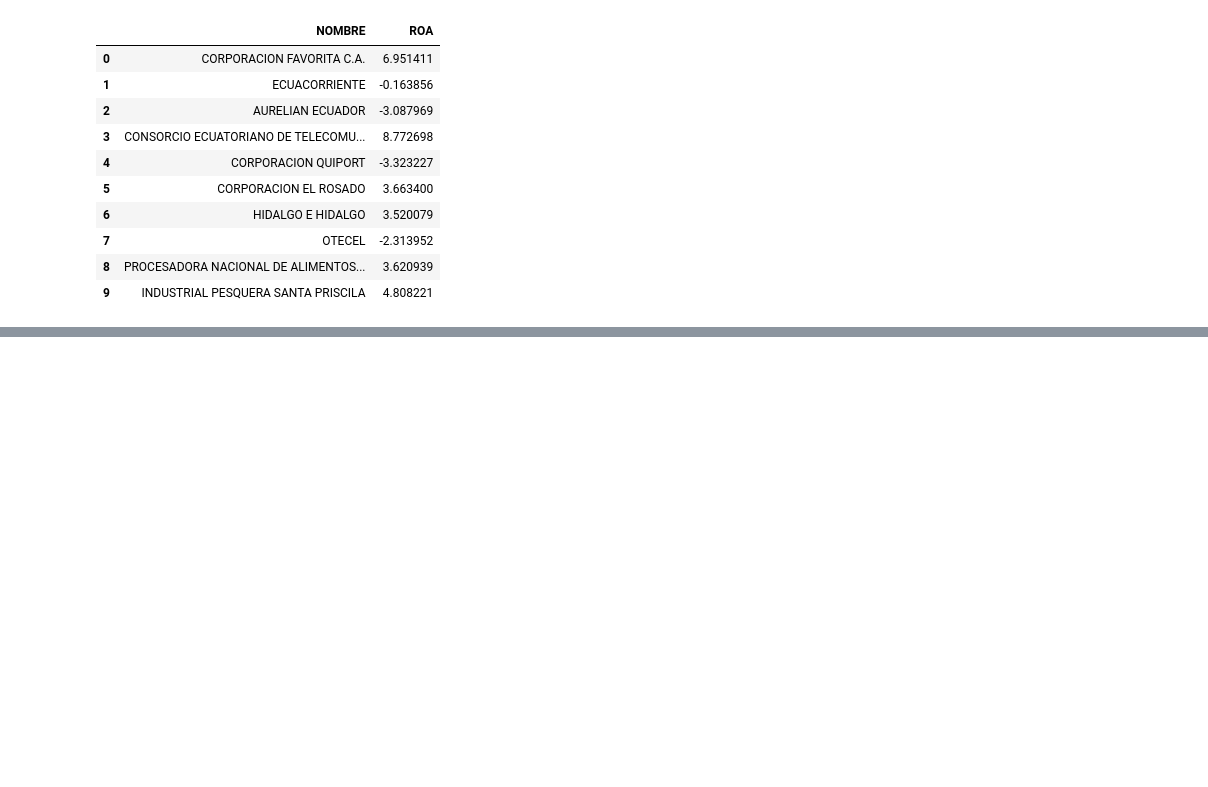
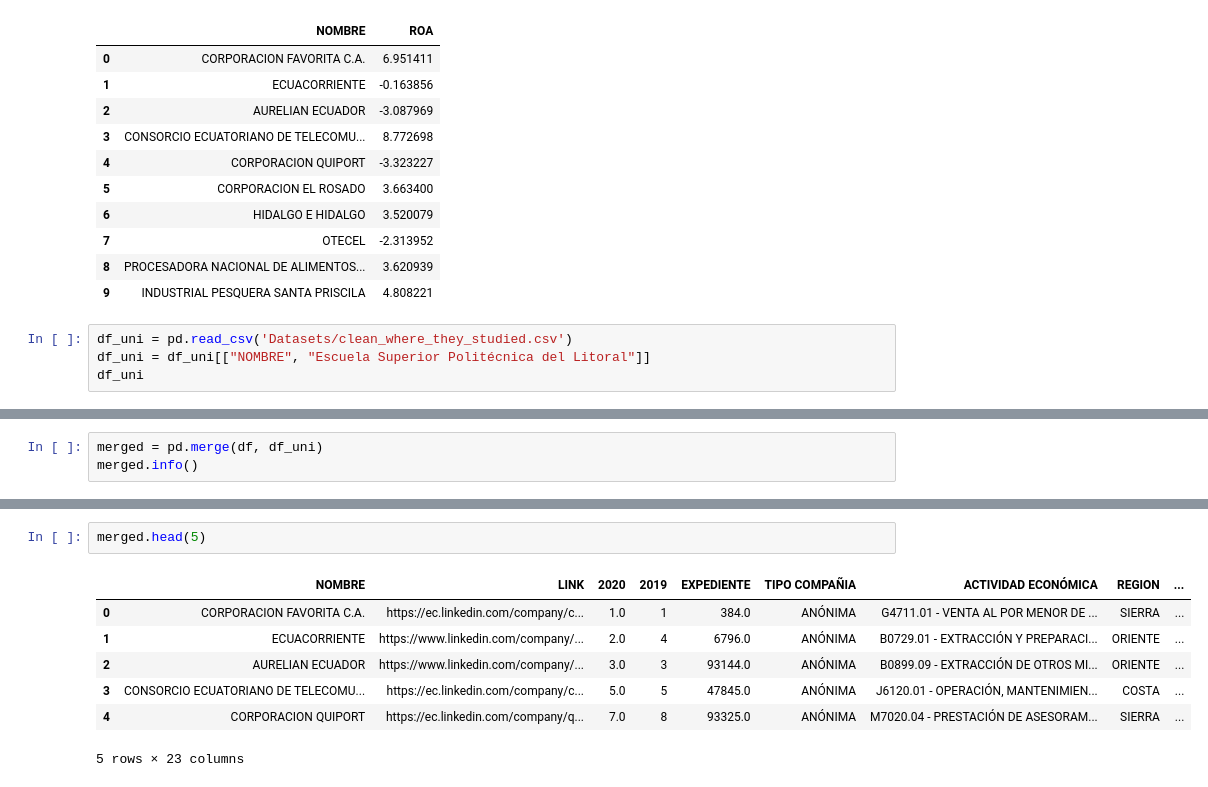
Before and after one commit to JFNebel/ecuadorian-graduates-workforce-mobility, a Jupyter notebook: Avance1/MyQuestion.ipynb, the cells around one changed output, grey strips where cells are left out. Drawn from its saved outputs; the diff is of its cells as text; blank space fills up the shorter version.

```diff
--- a/Avance1/MyQuestion.ipynb
+++ b/Avance1/MyQuestion.ipynb
@@ -36,3 +56,7 @@ df[["NOMBRE", "ROA"]].head(10)
 | 7 | OTECEL | -2.313952 |
 | 8 | PROCESADORA NACIONAL DE ALIMENTOS... | 3.620939 |
 | 9 | INDUSTRIAL PESQUERA SANTA PRISCILA | 4.808221 |
+# %%
+df_uni = pd.read_csv('Datasets/clean_where_they_studied.csv')
+df_uni = df_uni[["NOMBRE", "Escuela Superior Politécnica del Litoral"]]
+df_uni
@@ -38,0 +77,3 @@ df[["NOMBRE", "ROA"]].head(10)
+# %%
+merged = pd.merge(df, df_uni)
+merged.info()
@@ -38,0 +98,10 @@ df[["NOMBRE", "ROA"]].head(10)
+# %%
+merged.head(5)
+# %% [output]
+|  | NOMBRE | LINK | 2020 | 2019 | EXPEDIENTE | TIPO COMPAÑIA | ACTIVIDAD ECONÓMICA | REGION | ... |
+| 0 | CORPORACION FAVORITA C.A. | https://ec.linkedin.com/company/c... | 1.0 | 1 | 384.0 | ANÓNIMA | G4711.01 - VENTA AL POR MENOR DE ... | SIERRA | ... |
+| 1 | ECUACORRIENTE | https://www.linkedin.com/company/... | 2.0 | 4 | 6796.0 | ANÓNIMA | B0729.01 - EXTRACCIÓN Y PREPARACI... | ORIENTE | ... |
+| 2 | AURELIAN ECUADOR | https://www.linkedin.com/company/... | 3.0 | 3 | 93144.0 | ANÓNIMA | B0899.09 - EXTRACCIÓN DE OTROS MI... | ORIENTE | ... |
+| 3 | CONSORCIO ECUATORIANO DE TELECOMU... | https://ec.linkedin.com/company/c... | 5.0 | 5 | 47845.0 | ANÓNIMA | J6120.01 - OPERACIÓN, MANTENIMIEN... | COSTA | ... |
+| 4 | CORPORACION QUIPORT | https://ec.linkedin.com/company/q... | 7.0 | 8 | 93325.0 | ANÓNIMA | M7020.04 - PRESTACIÓN DE ASESORAM... | SIERRA | ... |
+5 rows × 23 columns
```
Also changed, not shown: parts of 3 cells of this notebook, 2 other files.
